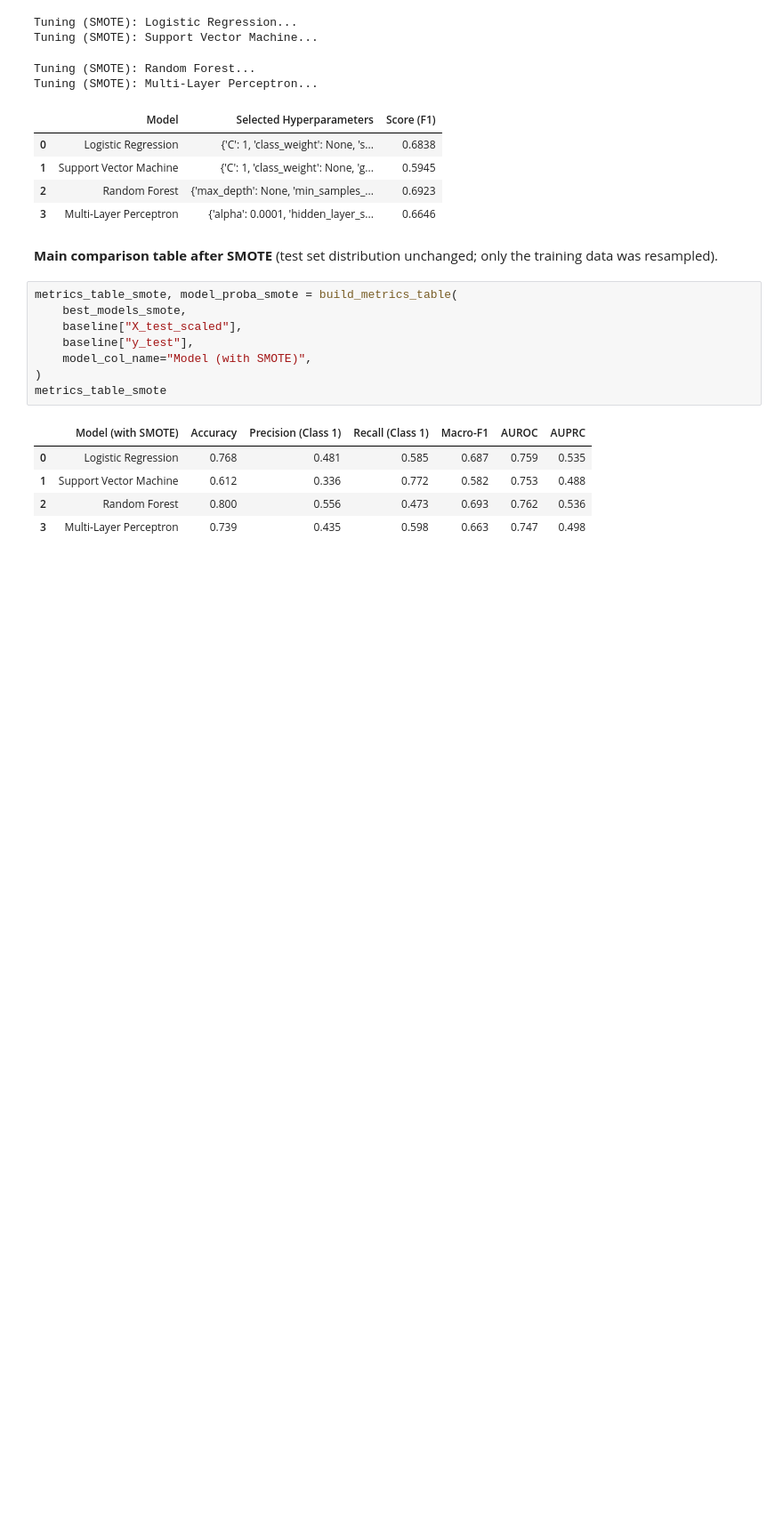
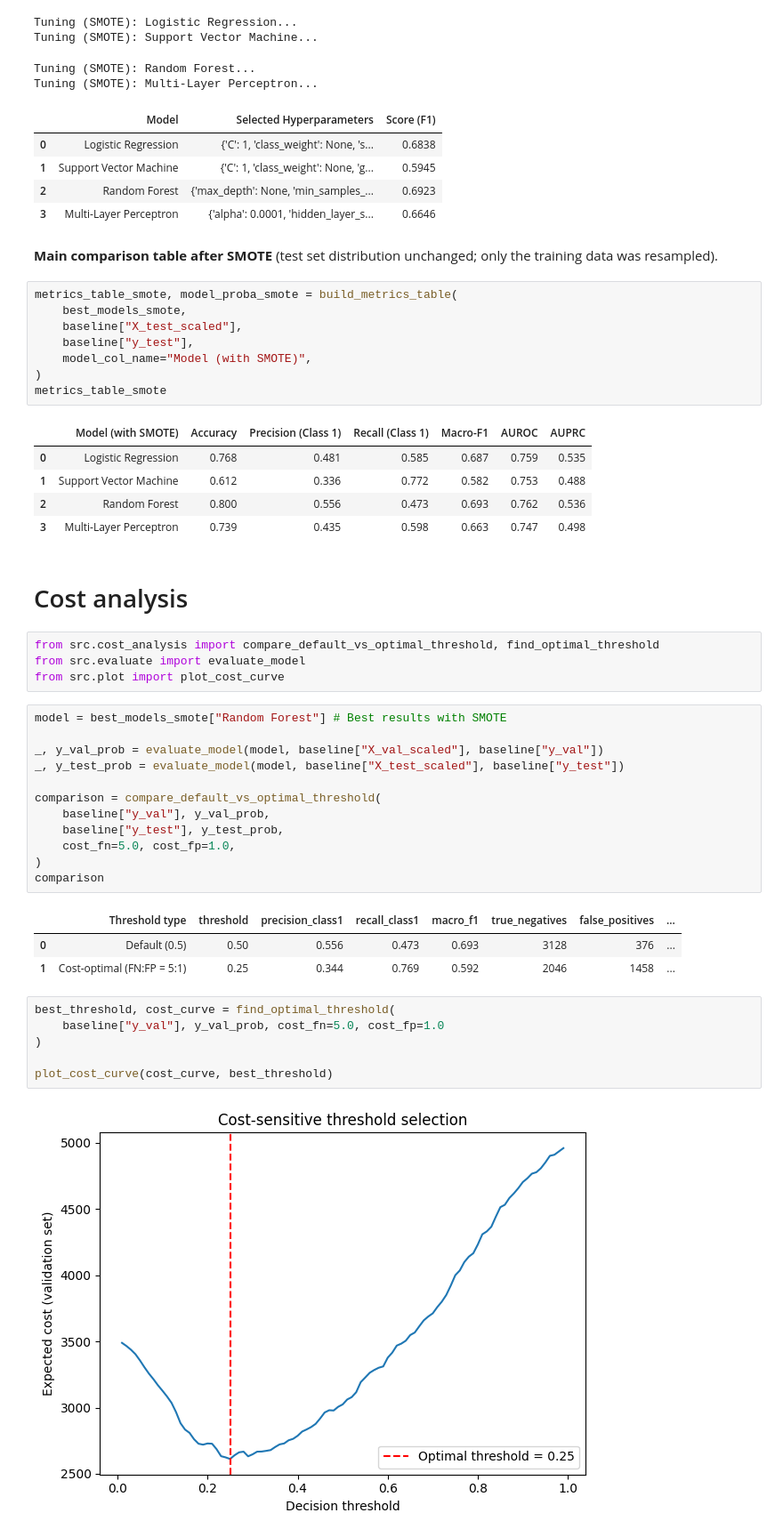
Before and after one commit to alexchu14/credit-default-prediction, a Jupyter notebook: notebooks/baseline.ipynb, the cells around one changed output. Shown at 89% size. Cells and saved outputs as stored; diff of their text form; blank space fills up the shorter version.

Commit message:
feat: add cost-sensitive threshold optimization (src/cost_analysis.py)

```diff
--- a/notebooks/baseline.ipynb
+++ b/notebooks/baseline.ipynb
@@ -187,3 +187,33 @@ metrics_table_smote
 | 1 | Support Vector Machine | 0.612 | 0.336 | 0.772 | 0.582 | 0.753 | 0.488 |
 | 2 | Random Forest | 0.800 | 0.556 | 0.473 | 0.693 | 0.762 | 0.536 |
 | 3 | Multi-Layer Perceptron | 0.739 | 0.435 | 0.598 | 0.663 | 0.747 | 0.498 |
+# %% [markdown]
+# Cost analysis
+# %%
+from src.cost_analysis import compare_default_vs_optimal_threshold, find_optimal_threshold
+from src.evaluate import evaluate_model
+from src.plot import plot_cost_curve
+# %%
+model = best_models_smote["Random Forest"] # Best results with SMOTE
+
+_, y_val_prob = evaluate_model(model, baseline["X_val_scaled"], baseline["y_val"])
+_, y_test_prob = evaluate_model(model, baseline["X_test_scaled"], baseline["y_test"])
+
+comparison = compare_default_vs_optimal_threshold(
+    baseline["y_val"], y_val_prob,
+    baseline["y_test"], y_test_prob,
+    cost_fn=5.0, cost_fp=1.0,
+)
+comparison
+# %% [output]
+|  | Threshold type | threshold | precision_class1 | recall_class1 | macro_f1 | true_negatives | false_positives | ... |
+| 0 | Default (0.5) | 0.50 | 0.556 | 0.473 | 0.693 | 3128 | 376 | ... |
+| 1 | Cost-optimal (FN:FP = 5:1) | 0.25 | 0.344 | 0.769 | 0.592 | 2046 | 1458 | ... |
+# %%
+best_threshold, cost_curve = find_optimal_threshold(
+    baseline["y_val"], y_val_prob, cost_fn=5.0, cost_fp=1.0
+)
+
+plot_cost_curve(cost_curve, best_threshold)
+# %% [output]
+[figure, added]
```
Also changed, not shown: parts of 1 cell of this notebook, 2 other files.
